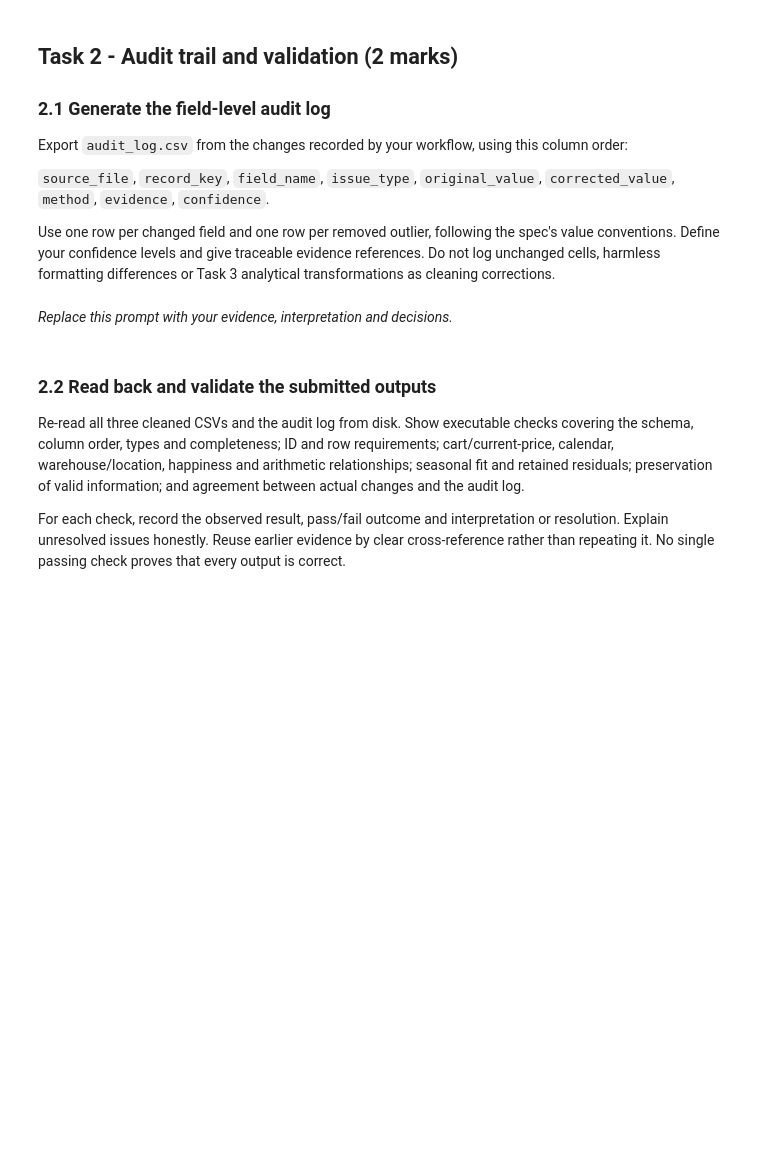
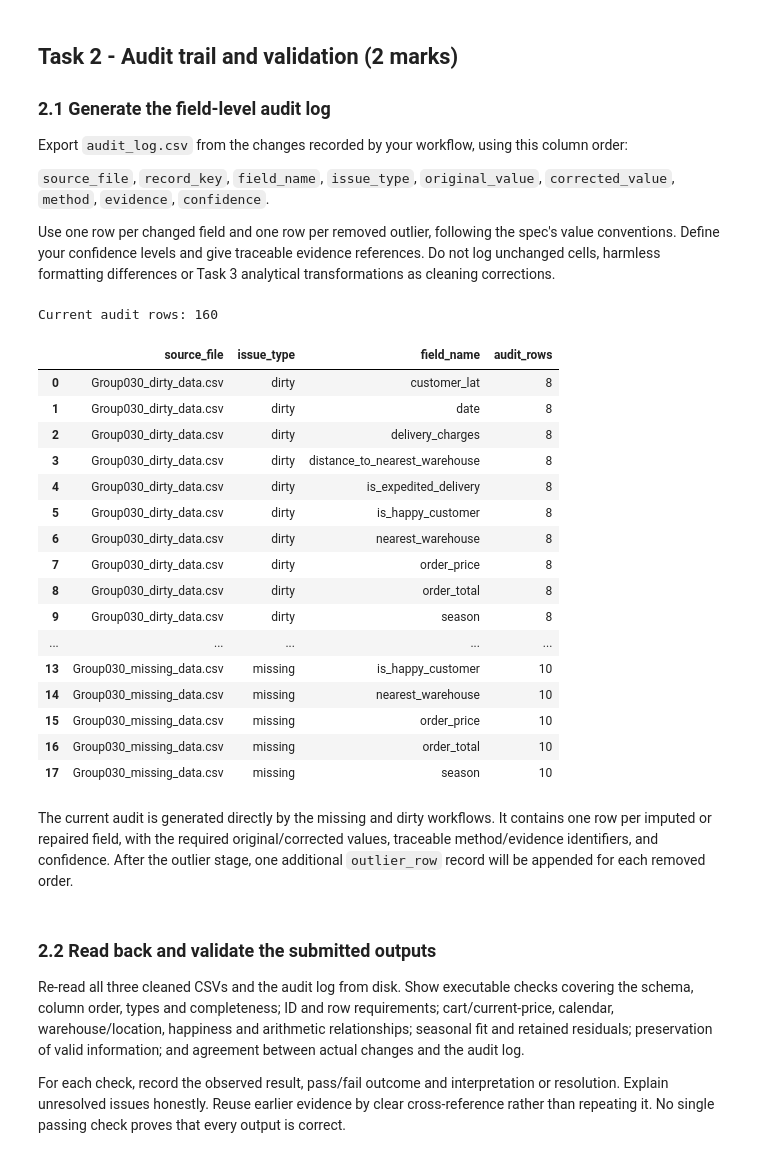
Before and after one commit to ZGHL/FIT5196-A2, a Jupyter notebook: notebooks/Group030_solution.ipynb, the cells around one changed output. Drawn from its saved outputs; the diff is of its cells as text; code cells hidden in the pictures; blank space fills up the shorter version.

```diff
--- a/notebooks/Group030_solution.ipynb
+++ b/notebooks/Group030_solution.ipynb
@@ -280,9 +346,34 @@ spec's value conventions. Define your confidence levels and give traceable
 evidence references. Do not log unchanged cells, harmless formatting differences
 or Task 3 analytical transformations as cleaning corrections.
 # %%
-# Generate AUDIT_OUTPUT from recorded changes and removals.
+current_audit = pd.read_csv(AUDIT_OUTPUT, keep_default_na=False)
+print("Current audit rows:", len(current_audit))
+display(
+    current_audit.groupby(["source_file", "issue_type", "field_name"], as_index=False)
+    .size()
+    .rename(columns={"size": "audit_rows"})
+)
+# %% [output]
+Current audit rows: 160
+|  | source_file | issue_type | field_name | audit_rows |
+| 0 | Group030_dirty_data.csv | dirty | customer_lat | 8 |
+| 1 | Group030_dirty_data.csv | dirty | date | 8 |
+| 2 | Group030_dirty_data.csv | dirty | delivery_charges | 8 |
+| 3 | Group030_dirty_data.csv | dirty | distance_to_nearest_warehouse | 8 |
+| 4 | Group030_dirty_data.csv | dirty | is_expedited_delivery | 8 |
+| 5 | Group030_dirty_data.csv | dirty | is_happy_customer | 8 |
+| 6 | Group030_dirty_data.csv | dirty | nearest_warehouse | 8 |
+| 7 | Group030_dirty_data.csv | dirty | order_price | 8 |
+| 8 | Group030_dirty_data.csv | dirty | order_total | 8 |
+| 9 | Group030_dirty_data.csv | dirty | season | 8 |
+| ... | ... | ... | ... | ... |
+| 13 | Group030_missing_data.csv | missing | is_happy_customer | 10 |
+| 14 | Group030_missing_data.csv | missing | nearest_warehouse | 10 |
+| 15 | Group030_missing_data.csv | missing | order_price | 10 |
+| 16 | Group030_missing_data.csv | missing | order_total | 10 |
+| 17 | Group030_missing_data.csv | missing | season | 10 |
 # %% [markdown]
-*Replace this prompt with your evidence, interpretation and decisions.*
+The current audit is generated directly by the missing and dirty workflows. It contains one row per imputed or repaired field, with the required original/corrected values, traceable method/evidence identifiers, and confidence. After the outlier stage, one additional `outlier_row` record will be appended for each removed order.
 # %% [markdown]
 ### 2.2 Read back and validate the submitted outputs
 
```
Also changed, not shown: parts of 11 cells of this notebook, 5 other files.
